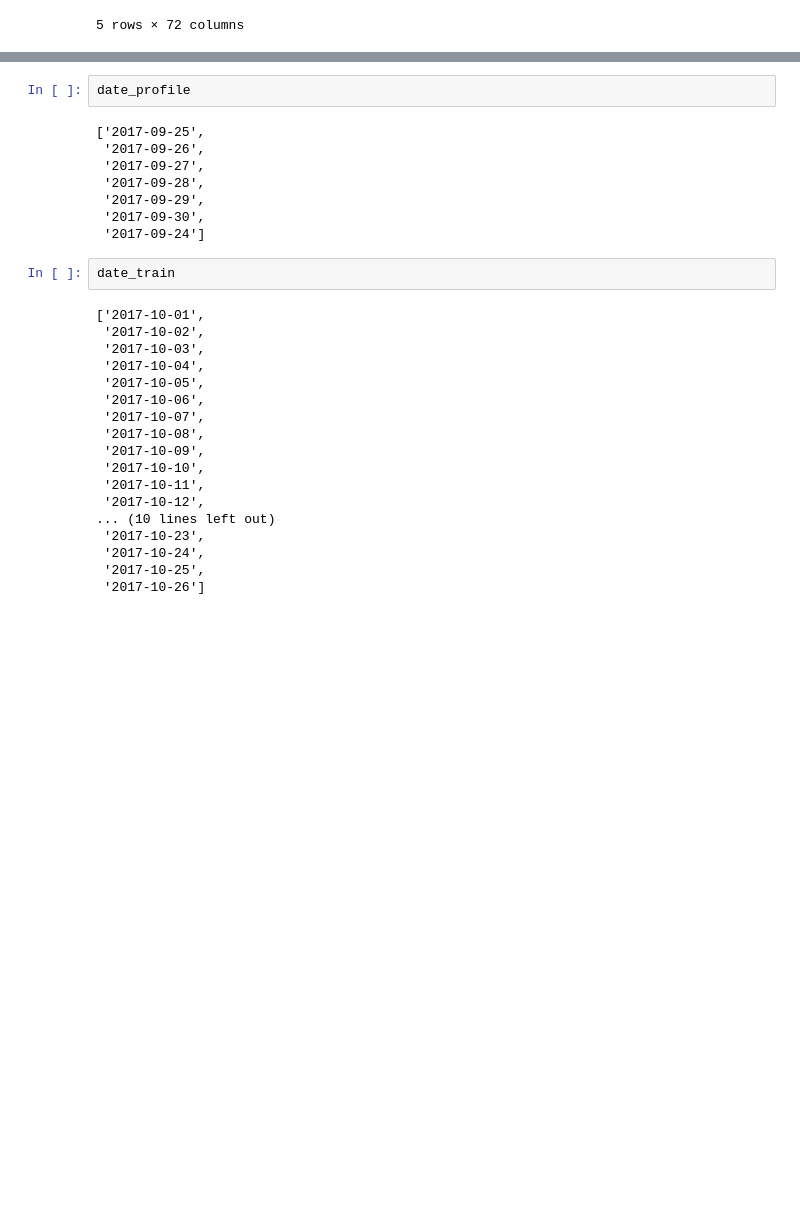
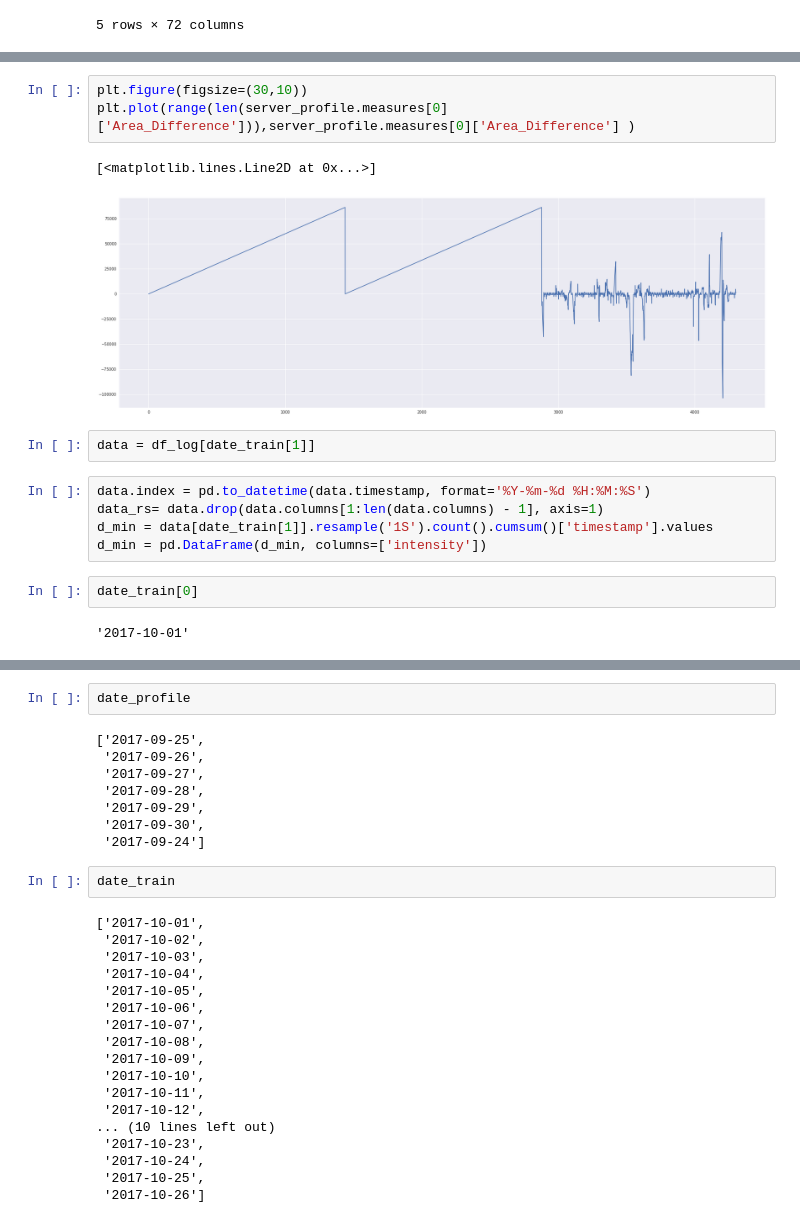
Before and after one commit to TheAmazonLogTeam/LogKiller, a Jupyter notebook: test_intensity_processus.ipynb, the cells around one changed output, grey strips where cells are left out. Saved outputs shown, nothing was run; the diff lists cells and outputs as text; blank space fills up the shorter version.

```diff
--- a/test_intensity_processus.ipynb
+++ b/test_intensity_processus.ipynb
@@ -326,0 +304,17 @@ WARNING:matplotlib.legend:No handles with labels found to put in legend.
+# %%
+plt.figure(figsize=(30,10))
+plt.plot(range(len(server_profile.measures[0]['Area_Difference'])),server_profile.measures[0]['Area_Difference'] )
+# %% [output]
+[<matplotlib.lines.Line2D at 0x...>]
+[figure, added]
+# %%
+data = df_log[date_train[1]]
+# %%
+data.index = pd.to_datetime(data.timestamp, format='%Y-%m-%d %H:%M:%S')
+data_rs= data.drop(data.columns[1:len(data.columns) - 1], axis=1)
+d_min = data[date_train[1]].resample('1S').count().cumsum()['timestamp'].values
+d_min = pd.DataFrame(d_min, columns=['intensity'])
+# %%
+date_train[0]
+# %% [output]
+'2017-10-01'
```
Also changed, not shown: parts of 18 cells of this notebook, 2 other files.
